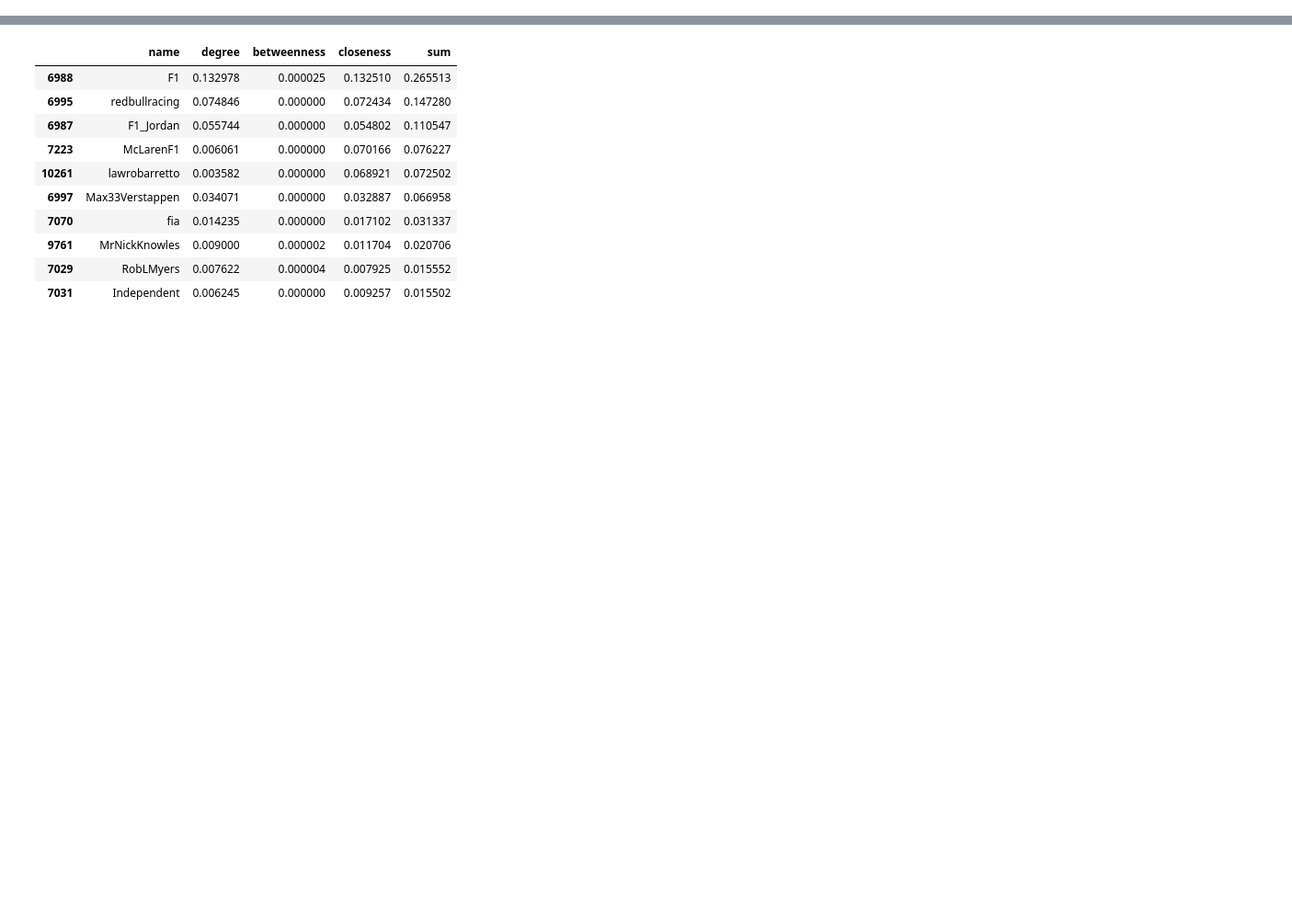
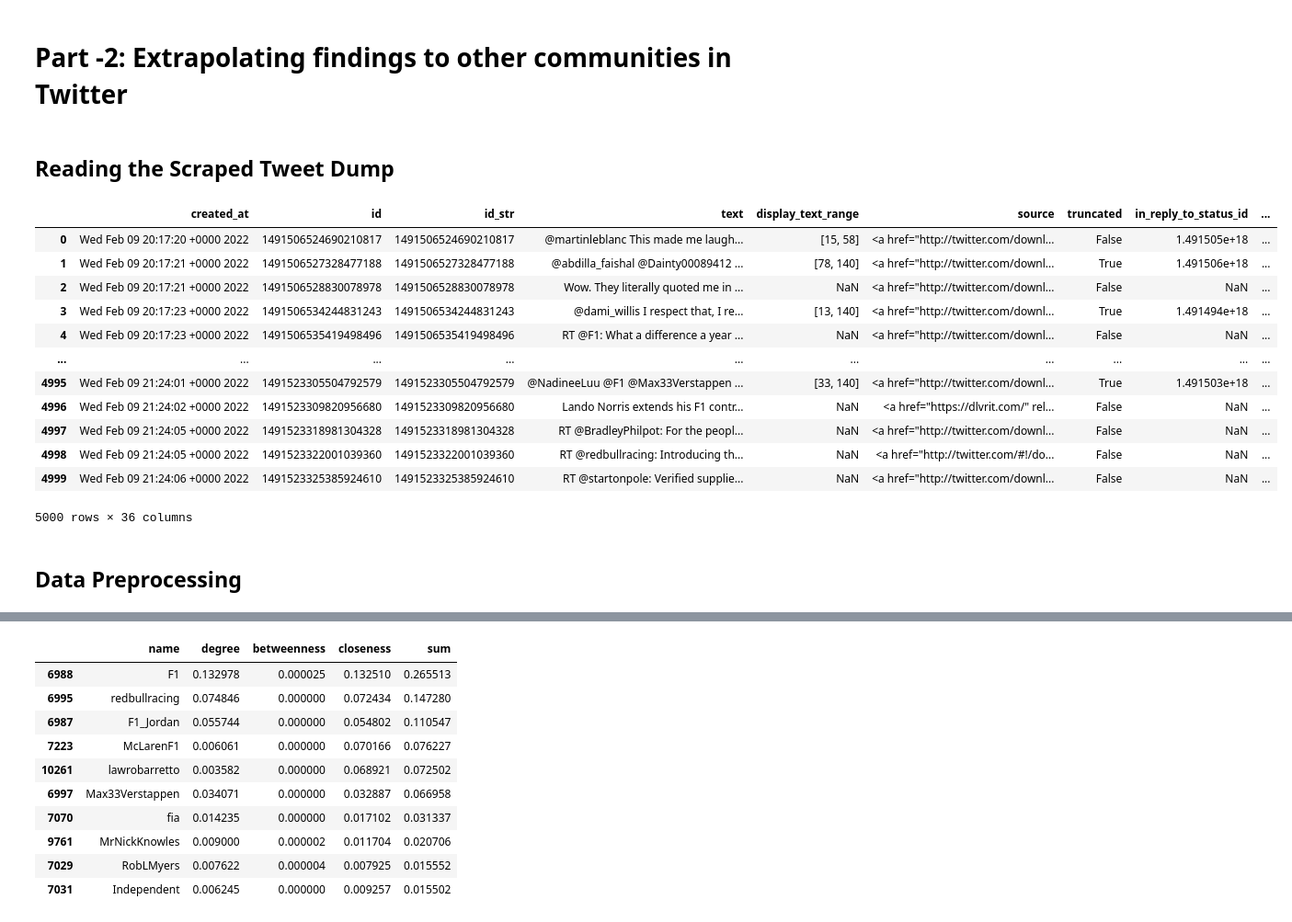
Before and after one commit to rohitashwachaks/Social-Media-Influencer-analysis, a Jupyter notebook: Twitter-Influencers/Finding Influencers of F1 from Twitter .ipynb, the cells around one changed output, grey strips where cells are left out. Shown at 92% size. Saved outputs shown, nothing was run; the diff lists cells and outputs as text; code cells hidden in the pictures; blank space fills up the shorter version.

```diff
--- a/Twitter-Influencers/Finding Influencers of F1 from Twitter .ipynb
+++ b/Twitter-Influencers/Finding Influencers of F1 from Twitter .ipynb
@@ -1,7 +1,11 @@
+# %% [markdown]
+# Part -2: Extrapolating findings to other communities in Twitter
 # %%
 import re, json, requests
 import pandas as pd
 import math
+# %% [markdown]
+## Reading the Scraped Tweet Dump
 # %%
 url = 'https://raw.githubusercontent.com/rohitashwachaks/Social-Media-Influencer-analysis/main/Twitter-Influencers/F1_Database/f1_tweets.json'
 # %%
@@ -10,6 +14,23 @@ resp_parsed = re.sub(r'^jsonp\d+\(|\)\s+$', '', resp.text)
 data = json.loads(resp_parsed)
 # %%
 data = pd.DataFrame(data)
+data
+# %% [output]
+|  | created_at | id | id_str | text | display_text_range | source | truncated | in_reply_to_status_id | ... |
+| 0 | Wed Feb 09 20:17:20 +0000 2022 | 1491506524690210817 | 1491506524690210817 | @martinleblanc This made me laugh... | [15, 58] | <a href="http://twitter.com/downl... | False | 1.491505e+18 | ... |
+| 1 | Wed Feb 09 20:17:21 +0000 2022 | 1491506527328477188 | 1491506527328477188 | @abdilla_faishal @Dainty00089412 ... | [78, 140] | <a href="http://twitter.com/downl... | True | 1.491506e+18 | ... |
+| 2 | Wed Feb 09 20:17:21 +0000 2022 | 1491506528830078978 | 1491506528830078978 | Wow. They literally quoted me in ... | NaN | <a href="http://twitter.com/downl... | False | NaN | ... |
+| 3 | Wed Feb 09 20:17:23 +0000 2022 | 1491506534244831243 | 1491506534244831243 | @dami_willis I respect that, I re... | [13, 140] | <a href="http://twitter.com/downl... | True | 1.491494e+18 | ... |
+| 4 | Wed Feb 09 20:17:23 +0000 2022 | 1491506535419498496 | 1491506535419498496 | RT @F1: What a difference a year ... | NaN | <a href="http://twitter.com/downl... | False | NaN | ... |
+| ... | ... | ... | ... | ... | ... | ... | ... | ... | ... |
+| 4995 | Wed Feb 09 21:24:01 +0000 2022 | 1491523305504792579 | 1491523305504792579 | @NadineeLuu @F1 @Max33Verstappen ... | [33, 140] | <a href="http://twitter.com/downl... | True | 1.491503e+18 | ... |
+| 4996 | Wed Feb 09 21:24:02 +0000 2022 | 1491523309820956680 | 1491523309820956680 | Lando Norris extends his F1 contr... | NaN | <a href="https://dlvrit.com/" rel... | False | NaN | ... |
+| 4997 | Wed Feb 09 21:24:05 +0000 2022 | 1491523318981304328 | 1491523318981304328 | RT @BradleyPhilpot: For the peopl... | NaN | <a href="http://twitter.com/downl... | False | NaN | ... |
+| 4998 | Wed Feb 09 21:24:05 +0000 2022 | 1491523322001039360 | 1491523322001039360 | RT @redbullracing: Introducing th... | NaN | <a href="http://twitter.com/#!/do... | False | NaN | ... |
+| 4999 | Wed Feb 09 21:24:06 +0000 2022 | 1491523325385924610 | 1491523325385924610 | RT @startonpole: Verified supplie... | NaN | <a href="http://twitter.com/downl... | False | NaN | ... |
+5000 rows × 36 columns
+# %% [markdown]
+## Data Preprocessing
 # %%
 #creating list to store information
 user_provide = []
```
Also changed, not shown: parts of 11 cells of this notebook.
